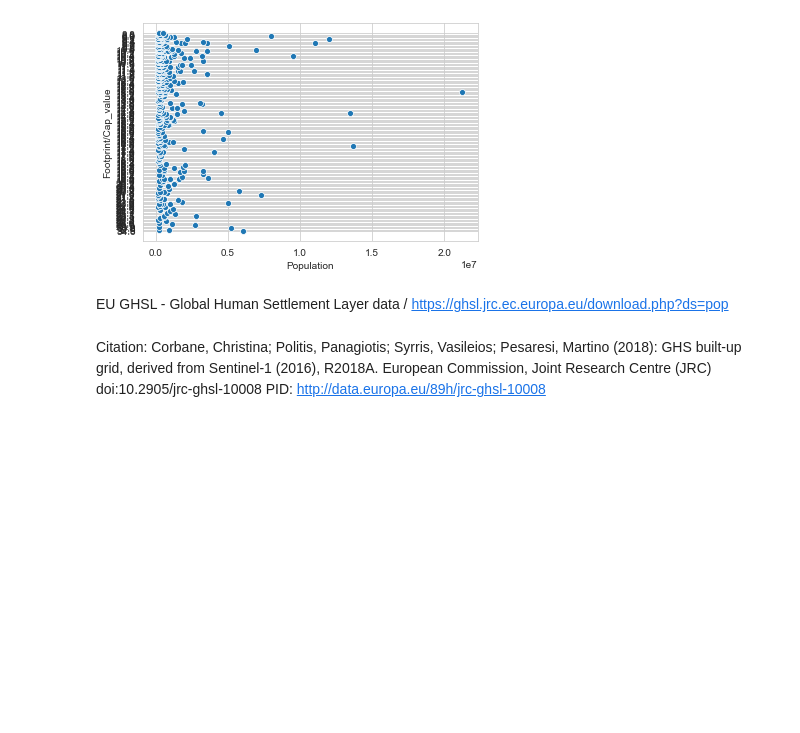
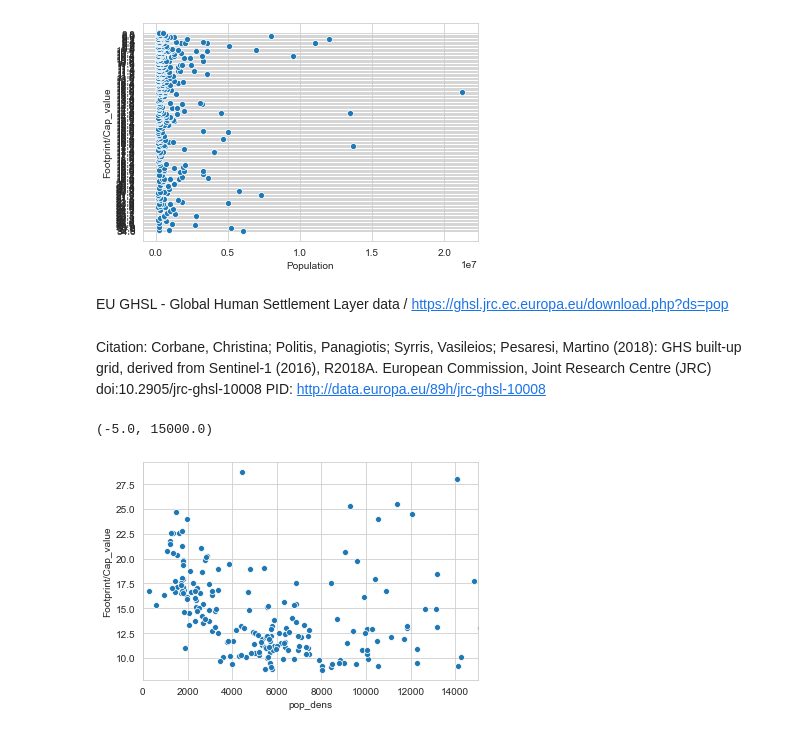
Before and after one commit to 107SBakst/107SBakst.github.io, a Jupyter notebook: Python/Project_chart1.ipynb, the cells around one changed output. Saved outputs shown, nothing was run; the diff lists cells and outputs as text; code cells hidden in the pictures; blank space fills up the shorter version.

Commit message:
made the chart successfully

```diff
--- a/Python/Project_chart1.ipynb
+++ b/Python/Project_chart1.ipynb
@@ -91,3 +91,22 @@ dfdens = pd.DataFrame(dens)
 dfdens.head(1)
 dfdens2 = dfdens[['ID_HDC_G0', 'CTR_MN_NM', 'CTR_MN_ISO', 'UC_NM_MN','P90', 'P00','P15', 'B15', 'BUCAP15', 'GDP15_SM', 'DEV_CMI', 'E_GR_AV14']] # These are the rows we want to keep.
 # Row id, country name, country iso, city name, population in 1990, population in 2000, population in 2015, built up area in km2 in 2015, urban density, gdp in USD 2011 PPP prices, UN development level of country, average greeness located in the city in 2014
+# %%
+#merge the co2 dataset (df) with the eu density df (dfdens2)
+#fdf = full df
+#mfdf = merged full df
+
+mfdf = pd.merge(df, dfdens2,left_on='Urban Cluster',right_on='UC_NM_MN', how='right') # Merge on city name. I use a right merge to keep all the data from the EU density dataset.ClusterID
+mfdf = mfdf.sort_values(['Population'],
+              ascending = [True])
+mfdf['pop_dens'] = mfdf['Population'].astype(float) / mfdf['B15'].astype(float) # Calculates population density with Population data taken from carboncityfootprints. B15 is the built up area in km2 for each city in 2015. The conversion to floats ensures that the calculation will work.
+# %%
+mfdf['BUCAP15'] = mfdf['BUCAP15'].astype(float)
+mfdf['Footprint/Cap_value'] = mfdf['Footprint/Cap_value'].astype(float)
+dmfdf = mfdf[mfdf['Population'] > 5000000]
+sns.set_style('whitegrid')
+sns.scatterplot(data=mfdf[mfdf['Population'] > 100000],x='pop_dens',y='Footprint/Cap_value')
+plt.xlim(-5,15000)
+# %% [output]
+(-5.0, 15000.0)
+[figure, added]
```
